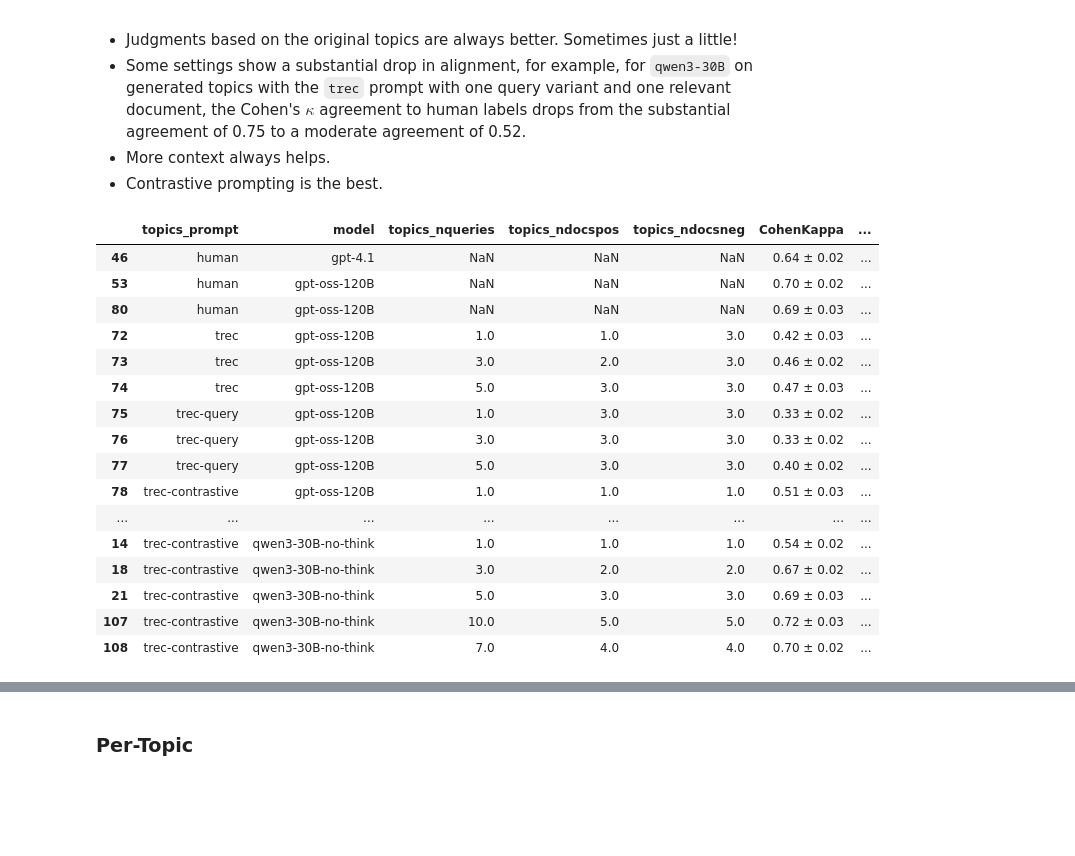
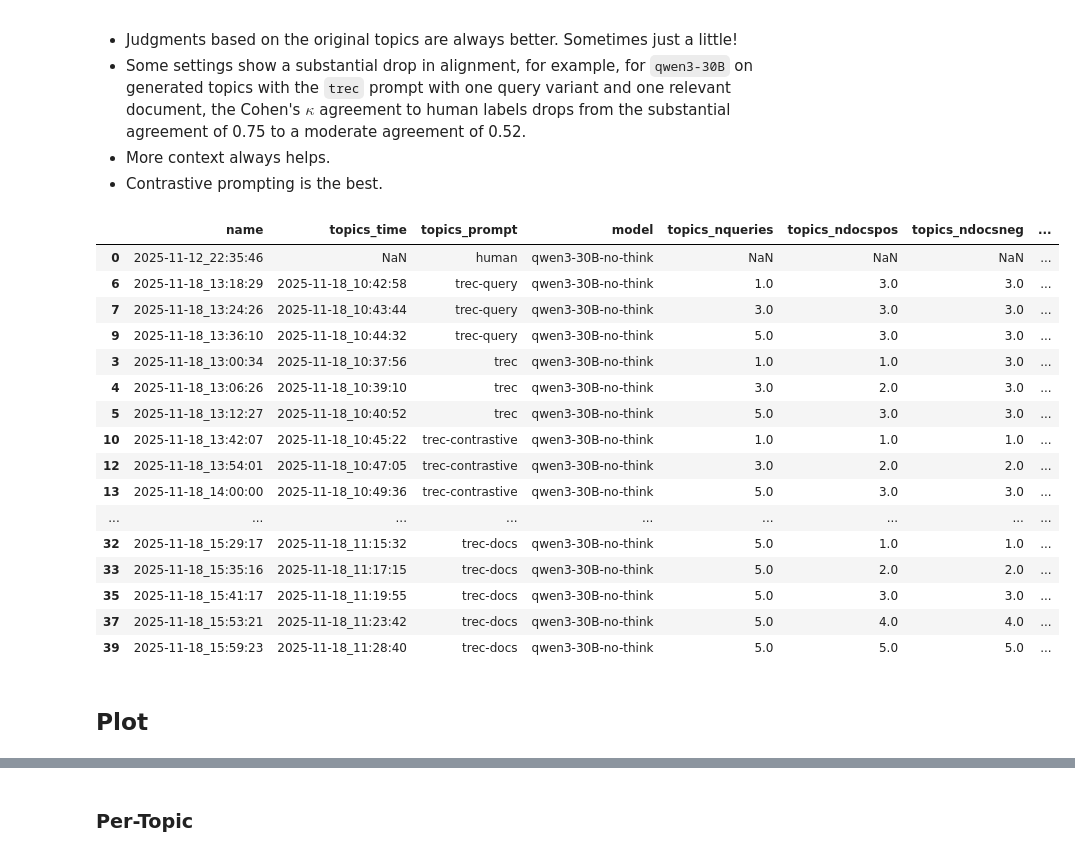
Before and after one commit to irgroup/SIGIR26-Synthesized-Information-Needs, a Jupyter notebook: notebooks/evaluation-alignment.ipynb, the cells around one changed output, grey strips where cells are left out. Saved outputs shown, nothing was run; the diff lists cells and outputs as text; code cells hidden in the pictures; blank space fills up the shorter version.

```diff
--- a/notebooks/evaluation-alignment.ipynb
+++ b/notebooks/evaluation-alignment.ipynb
@@ -77,2 +15,10 @@ This does not really apply to the Robust dataset, as only partial graded labels
 # %% [markdown]
 ## Binary
+# %%
+# Load generated qrels from path
+BASE_DIR = DATA_DIR_INTERIM / "robust-gen-topic-qrels" # "generated_qrels"
+# BASE_DIR = DATA_DIR_PROCESSED / "qrels"  # "generated_qrels"
+predictions, names, metadata = load_qrels_from_path(BASE_DIR)
+
+# binarize qrels
+predictions = [binarize_qrels(qrels) for qrels in predictions]
@@ -108,12 +56,11 @@ def format_score(row):
     return f"{row['value']:.2f} ± {row['ci']:.2f}"
 
 
-table = pd.DataFrame(res)
-table["score"] = table.apply(format_score, axis=1)
-table = table.pivot(index="name", columns="measure",
-                    values="score").reset_index()
+df = pd.DataFrame(res)
+df["score"] = df.apply(format_score, axis=1)
+df = df.pivot(index="name", columns="measure", values="score").reset_index()
 # %%
-table = table.merge(metadata, left_on="name", right_on="date")
+df = df.merge(metadata, left_on="name", right_on="date")
 # %% [markdown]
 ## Alignment
 RQ: How well align qrels based on generated topics with the original qrels?
@@ -135,27 +82,36 @@ Prompts:
 - More context always helps.
 - Contrastive prompting is the best.
 # %%
-prompt_sorter = ["human", "trec", "trec-query", "trec-contrastive"]
-table["topics_prompt"] = pd.Categorical(
-    table["topics_prompt"], prompt_sorter)
+model = "qwen3-30B-no-think"  # df["model"]
+prompt_sorter = [
+    "human",            # Original topic
+    "trec-query",       # Original topic title field
+    "trec",             # Query variants + relevant documents
+    "trec-contrastive",  # Query variants + relevant + non-relevant documents
+    'trec-docs-rel',     # relevant documents
+    'trec-docs',        # relevant + non-relevant documents
+]
+df["topics_prompt"] = pd.Categorical(df["topics_prompt"], prompt_sorter)
 
-table[(table["prompt"] == "-DNA-zero-shot") & ((table["model"] == table["topics_model"]) | (table["topics_model"] == "trec assessors"))]\
-    .sort_values(by=["model", "topics_prompt"], ascending=[True, True])[["topics_prompt", "model", "topics_nqueries", "topics_ndocspos", "topics_ndocsneg", "CohenKappa", "MeanAverageError", "AreaUnderReceiver"]]
+df[(df["prompt"] == "-DNA-zero-shot") & \
+      (df["model"] == model) &
+   ((df["model"] == df["topics_model"]) | (df["topics_model"] == "trec assessors"))] \
+    .sort_values(by=["model", "topics_prompt"], ascending=[True, True])[["name", "topics_time", "topics_prompt", "model", "topics_nqueries", "topics_ndocspos", "topics_ndocsneg", "CohenKappa", "MeanAverageError", "AreaUnderReceiver"]]
 # %% [output]
-|  | topics_prompt | model | topics_nqueries | topics_ndocspos | topics_ndocsneg | CohenKappa | ... |
-| 46 | human | gpt-4.1 | NaN | NaN | NaN | 0.64 ± 0.02 | ... |
-| 53 | human | gpt-oss-120B | NaN | NaN | NaN | 0.70 ± 0.02 | ... |
-| 80 | human | gpt-oss-120B | NaN | NaN | NaN | 0.69 ± 0.03 | ... |
-| 72 | trec | gpt-oss-120B | 1.0 | 1.0 | 3.0 | 0.42 ± 0.03 | ... |
-| 73 | trec | gpt-oss-120B | 3.0 | 2.0 | 3.0 | 0.46 ± 0.02 | ... |
-| 74 | trec | gpt-oss-120B | 5.0 | 3.0 | 3.0 | 0.47 ± 0.03 | ... |
-| 75 | trec-query | gpt-oss-120B | 1.0 | 3.0 | 3.0 | 0.33 ± 0.02 | ... |
-| 76 | trec-query | gpt-oss-120B | 3.0 | 3.0 | 3.0 | 0.33 ± 0.02 | ... |
-| 77 | trec-query | gpt-oss-120B | 5.0 | 3.0 | 3.0 | 0.40 ± 0.02 | ... |
-| 78 | trec-contrastive | gpt-oss-120B | 1.0 | 1.0 | 1.0 | 0.51 ± 0.03 | ... |
-| ... | ... | ... | ... | ... | ... | ... | ... |
-| 14 | trec-contrastive | qwen3-30B-no-think | 1.0 | 1.0 | 1.0 | 0.54 ± 0.02 | ... |
-| 18 | trec-contrastive | qwen3-30B-no-think | 3.0 | 2.0 | 2.0 | 0.67 ± 0.02 | ... |
-| 21 | trec-contrastive | qwen3-30B-no-think | 5.0 | 3.0 | 3.0 | 0.69 ± 0.03 | ... |
-| 107 | trec-contrastive | qwen3-30B-no-think | 10.0 | 5.0 | 5.0 | 0.72 ± 0.03 | ... |
-| 108 | trec-contrastive | qwen3-30B-no-think | 7.0 | 4.0 | 4.0 | 0.70 ± 0.02 | ... |
+|  | name | topics_time | topics_prompt | model | topics_nqueries | topics_ndocspos | topics_ndocsneg | ... |
+| 0 | 2025-11-12_22:35:46 | NaN | human | qwen3-30B-no-think | NaN | NaN | NaN | ... |
+| 6 | 2025-11-18_13:18:29 | 2025-11-18_10:42:58 | trec-query | qwen3-30B-no-think | 1.0 | 3.0 | 3.0 | ... |
+| 7 | 2025-11-18_13:24:26 | 2025-11-18_10:43:44 | trec-query | qwen3-30B-no-think | 3.0 | 3.0 | 3.0 | ... |
+| 9 | 2025-11-18_13:36:10 | 2025-11-18_10:44:32 | trec-query | qwen3-30B-no-think | 5.0 | 3.0 | 3.0 | ... |
+| 3 | 2025-11-18_13:00:34 | 2025-11-18_10:37:56 | trec | qwen3-30B-no-think | 1.0 | 1.0 | 3.0 | ... |
+| 4 | 2025-11-18_13:06:26 | 2025-11-18_10:39:10 | trec | qwen3-30B-no-think | 3.0 | 2.0 | 3.0 | ... |
+| 5 | 2025-11-18_13:12:27 | 2025-11-18_10:40:52 | trec | qwen3-30B-no-think | 5.0 | 3.0 | 3.0 | ... |
+| 10 | 2025-11-18_13:42:07 | 2025-11-18_10:45:22 | trec-contrastive | qwen3-30B-no-think | 1.0 | 1.0 | 1.0 | ... |
+| 12 | 2025-11-18_13:54:01 | 2025-11-18_10:47:05 | trec-contrastive | qwen3-30B-no-think | 3.0 | 2.0 | 2.0 | ... |
+| 13 | 2025-11-18_14:00:00 | 2025-11-18_10:49:36 | trec-contrastive | qwen3-30B-no-think | 5.0 | 3.0 | 3.0 | ... |
+| ... | ... | ... | ... | ... | ... | ... | ... | ... |
+| 32 | 2025-11-18_15:29:17 | 2025-11-18_11:15:32 | trec-docs | qwen3-30B-no-think | 5.0 | 1.0 | 1.0 | ... |
+| 33 | 2025-11-18_15:35:16 | 2025-11-18_11:17:15 | trec-docs | qwen3-30B-no-think | 5.0 | 2.0 | 2.0 | ... |
+| 35 | 2025-11-18_15:41:17 | 2025-11-18_11:19:55 | trec-docs | qwen3-30B-no-think | 5.0 | 3.0 | 3.0 | ... |
+| 37 | 2025-11-18_15:53:21 | 2025-11-18_11:23:42 | trec-docs | qwen3-30B-no-think | 5.0 | 4.0 | 4.0 | ... |
+| 39 | 2025-11-18_15:59:23 | 2025-11-18_11:28:40 | trec-docs | qwen3-30B-no-think | 5.0 | 5.0 | 5.0 | ... |
@@ -168,2 +118,4 @@ df["CohenKappa"] = df["CohenKappa"].apply(lambda s: float(s.split(" ± ")[0]))
+# %% [markdown]
+## Plot
 # %%
 import seaborn as sns
```
Also changed, not shown: parts of 25 cells of this notebook, 10 other files.
